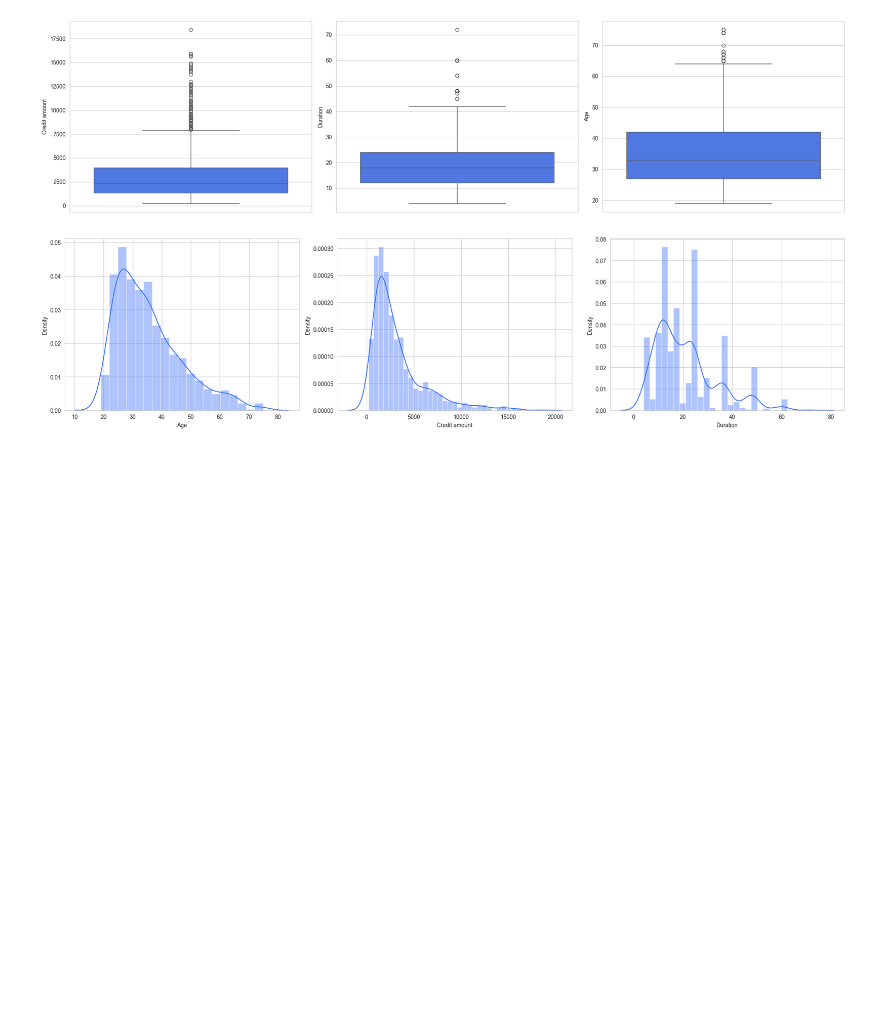
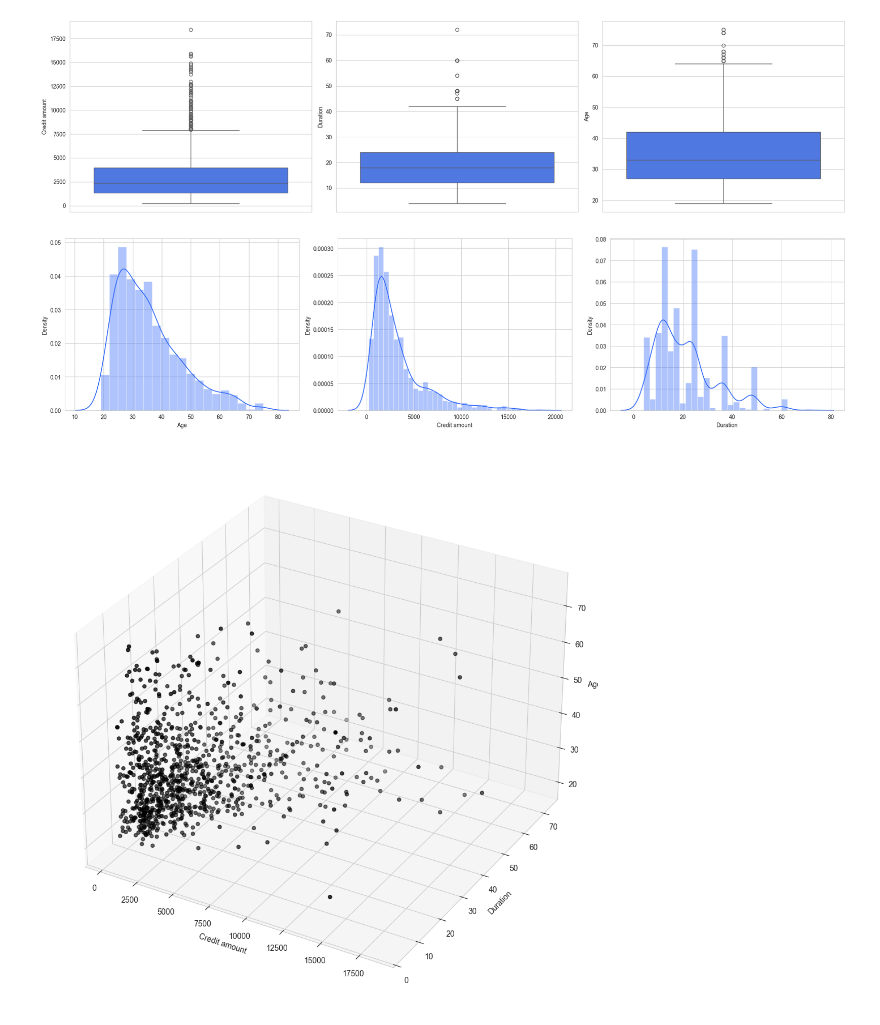
Before and after one commit to prasannaneupane/AI_Lab, a Jupyter notebook: clustering.ipynb, the cells around one changed output. Saved outputs shown, nothing was run; the diff lists cells and outputs as text; code cells hidden in the pictures; blank space fills up the shorter version.

Commit message:
3d data plot added

```diff
--- a/clustering.ipynb
+++ b/clustering.ipynb
@@ -174,3 +174,7 @@ box_plot(cluster_data)
 distributions_plot(cluster_data)
 # %% [output]
 [figure]
+# %%
+_3d_data_plot(cluster_data)
+# %% [output]
+[figure, added]
```
